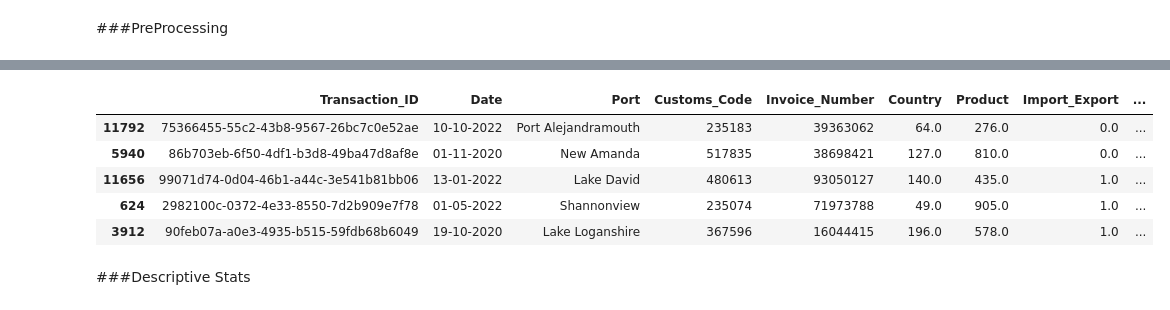
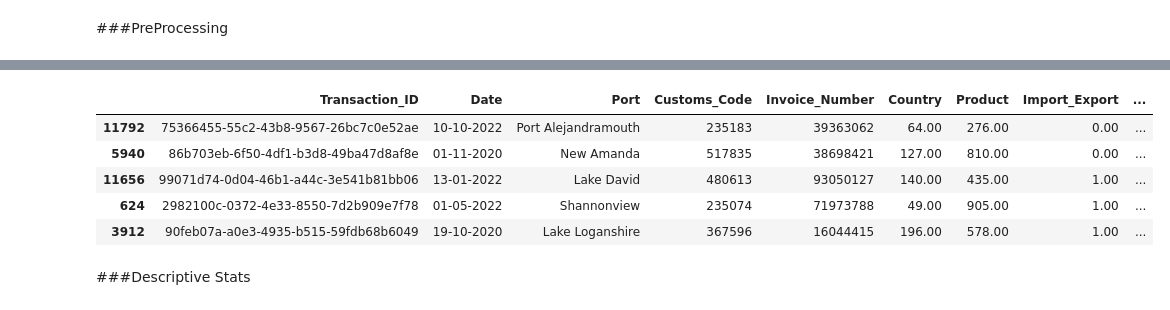
Before and after one commit to ItighneS/MLM-Project, a Jupyter notebook: MLM_Project_1_055015.ipynb, the cells around one changed output, grey strips where cells are left out. Drawn from its saved outputs; the diff is of its cells as text; code cells hidden in the pictures.

```diff
--- a/MLM_Project_1_055015.ipynb
+++ b/MLM_Project_1_055015.ipynb
@@ -60,5 +192,5 @@ ak08_ds.head()
 # %%
-ak08_ss=ak08_ds.sample(n=5001,random_state=55008015); ak08_ss.head()
+is15_ss=is15_ds.sample(n=5001,random_state=55008015); is15_ss.head()
 # %% [output]
 |  | Transaction_ID | Country | Product | Import_Export | Quantity | Value | Date | Category | Port | ... |
 | 11792 | 75366455-55c2-43b8-9567-26bc7c0e52ae | Equatorial Guinea | evidence | Export | 8904 | 403.71 | 10-10-2022 | Electronics | Port Alejandramouth | ... |
@@ -140,6 +272,6 @@ dtype: int64
 # %%
-ak08_ss_cat = ak08_ss[['Country', 'Product', 'Import_Export', 'Category', 'Customs_Code', 'Shipping_Method', 'Supplier', 'Customer','Payment_Terms']]
-ak08_ss_cat_nom = ak08_ss[['Country', 'Product', 'Import_Export', 'Category', 'Customs_Code', 'Shipping_Method', 'Supplier', 'Customer']]
-ak08_ss_cat_ord = ak08_ss[['Payment_Terms']]
-ak08_ss_ncat = ak08_ss[['Quantity', 'Value', 'Weight','Date']]
-ak08_ss_index = ak08_ss[['Transaction_ID', 'Invoice_Number']]
+is15_ss_cat = is15_ss[['Country', 'Product', 'Import_Export', 'Category', 'Customs_Code', 'Shipping_Method', 'Supplier', 'Customer','Payment_Terms']]
+is15_ss_cat_nom = is15_ss[['Country', 'Product', 'Import_Export', 'Category', 'Port','Customs_Code', 'Shipping_Method', 'Supplier', 'Customer']]
+is15_ss_cat_ord = is15_ss[['Payment_Terms']]
+is15_ss_ncat = is15_ss[['Quantity', 'Value', 'Weight','Date']]
+is15_ss_index = is15_ss[['Transaction_ID', 'Invoice_Number']]
@@ -271,7 +282,7 @@ ak08_ss_dummy = ak08_ss.copy()
 # %%
-ak08_encoder = OrdinalEncoder()
-categorical_cols = ak08_ss_cat.select_dtypes(include=['object','string']).columns
-ak08_ss_cat_encoded = ak08_encoder.fit_transform(ak08_ss_cat[categorical_cols])
-ak08_ss_cat_encoded = pd.DataFrame(ak08_ss_cat_encoded, columns=categorical_cols, index=ak08_ss_cat.index)
-ak08_ss_encoded = pd.concat([ak08_ss.drop(categorical_cols, axis=1), ak08_ss_cat_encoded], axis=1)
+is15_encoder = OrdinalEncoder()
+categorical_cols = is15_ss_cat.select_dtypes(include=['object','string']).columns
+is15_ss_cat_encoded = is15_encoder.fit_transform(is15_ss_cat[categorical_cols])
+is15_ss_cat_encoded = pd.DataFrame(is15_ss_cat_encoded, columns=categorical_cols, index=is15_ss_cat.index)
+is15_ss_encoded = pd.concat([is15_ss.drop(categorical_cols, axis=1), is15_ss_cat_encoded], axis=1)
 # %%
@@ -286,19 +297,19 @@ ak08_ss_encoded.head()
 # %%
 # Scaling
-ak08_scaler = MinMaxScaler()
-numerical_cols = ak08_ss_ncat.select_dtypes(include=['number']).columns
-ak08_ss_ncat_scaled = ak08_scaler.fit_transform(ak08_ss_ncat[numerical_cols])
-ak08_ss_ncat_scaled = pd.DataFrame(ak08_ss_ncat_scaled, columns=numerical_cols, index=ak08_ss_ncat.index)
-ak08_ss_ppd = pd.concat([ak08_ss_encoded.drop(numerical_cols, axis=1), ak08_ss_ncat_scaled], axis=1)
+is15_scaler = MinMaxScaler()
+numerical_cols = is15_ss_ncat.select_dtypes(include=['number']).columns
+is15_ss_ncat_scaled = is15_scaler.fit_transform(is15_ss_ncat[numerical_cols])
+is15_ss_ncat_scaled = pd.DataFrame(is15_ss_ncat_scaled, columns=numerical_cols, index=is15_ss_ncat.index)
+is15_ss_ppd = pd.concat([is15_ss_encoded.drop(numerical_cols, axis=1), is15_ss_ncat_scaled], axis=1)
 # %%
-ak08_ss_ppd.head()
+is15_ss_ppd.head()
 # %% [output]
 |  | Transaction_ID | Date | Port | Customs_Code | Invoice_Number | Country | Product | Import_Export | ... |
-| 11792 | 75366455-55c2-43b8-9567-26bc7c0e52ae | 10-10-2022 | Port Alejandramouth | 235183 | 39363062 | 64.0 | 276.0 | 0.0 | ... |
-| 5940 | 86b703eb-6f50-4df1-b3d8-49ba47d8af8e | 01-11-2020 | New Amanda | 517835 | 38698421 | 127.0 | 810.0 | 0.0 | ... |
-| 11656 | 99071d74-0d04-46b1-a44c-3e541b81bb06 | 13-01-2022 | Lake David | 480613 | 93050127 | 140.0 | 435.0 | 1.0 | ... |
-| 624 | 2982100c-0372-4e33-8550-7d2b909e7f78 | 01-05-2022 | Shannonview | 235074 | 71973788 | 49.0 | 905.0 | 1.0 | ... |
-| 3912 | 90feb07a-a0e3-4935-b515-59fdb68b6049 | 19-10-2020 | Lake Loganshire | 367596 | 16044415 | 196.0 | 578.0 | 1.0 | ... |
+| 11792 | 75366455-55c2-43b8-9567-26bc7c0e52ae | 10-10-2022 | Port Alejandramouth | 235183 | 39363062 | 64.00 | 276.00 | 0.00 | ... |
+| 5940 | 86b703eb-6f50-4df1-b3d8-49ba47d8af8e | 01-11-2020 | New Amanda | 517835 | 38698421 | 127.00 | 810.00 | 0.00 | ... |
+| 11656 | 99071d74-0d04-46b1-a44c-3e541b81bb06 | 13-01-2022 | Lake David | 480613 | 93050127 | 140.00 | 435.00 | 1.00 | ... |
+| 624 | 2982100c-0372-4e33-8550-7d2b909e7f78 | 01-05-2022 | Shannonview | 235074 | 71973788 | 49.00 | 905.00 | 1.00 | ... |
+| 3912 | 90feb07a-a0e3-4935-b515-59fdb68b6049 | 19-10-2020 | Lake Loganshire | 367596 | 16044415 | 196.00 | 578.00 | 1.00 | ... |
 # %% [markdown]
 ###Descriptive Stats
 # %%
```
Also changed, not shown: parts of 70 cells of this notebook.
